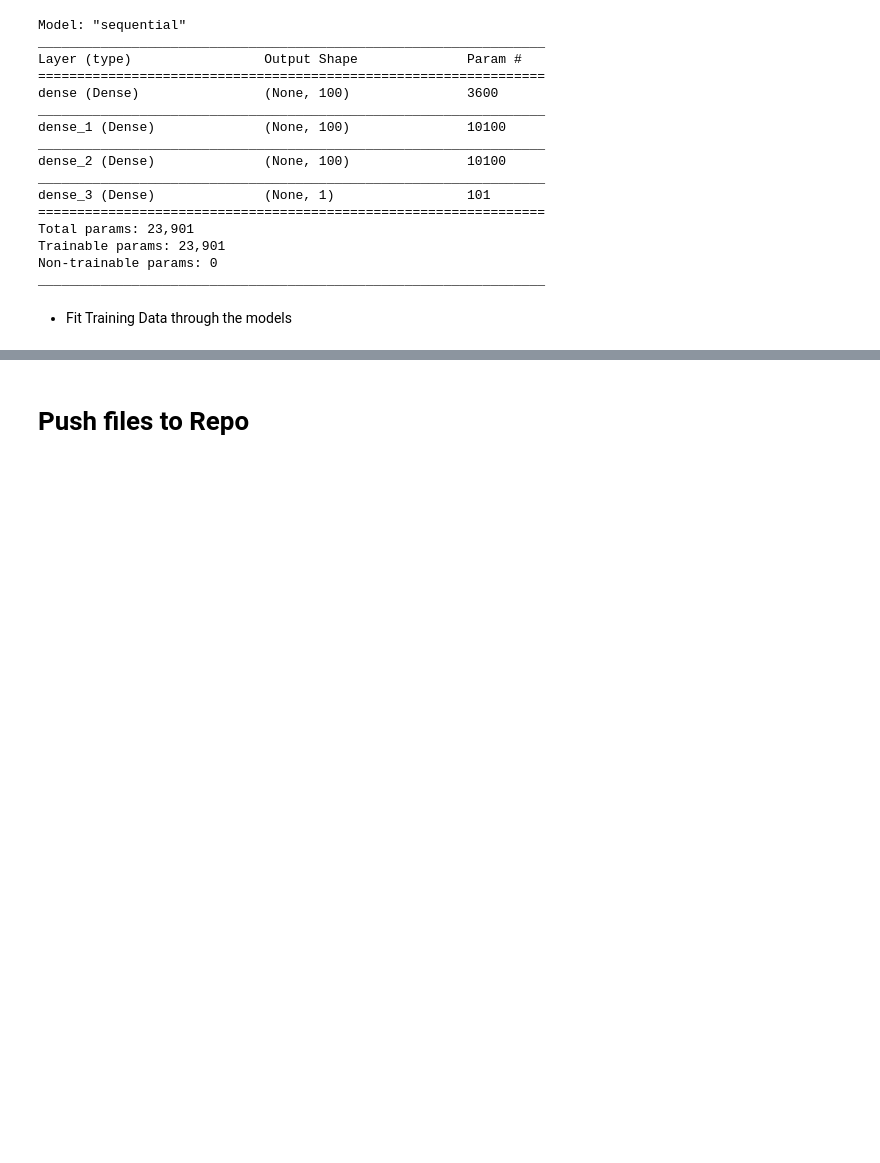
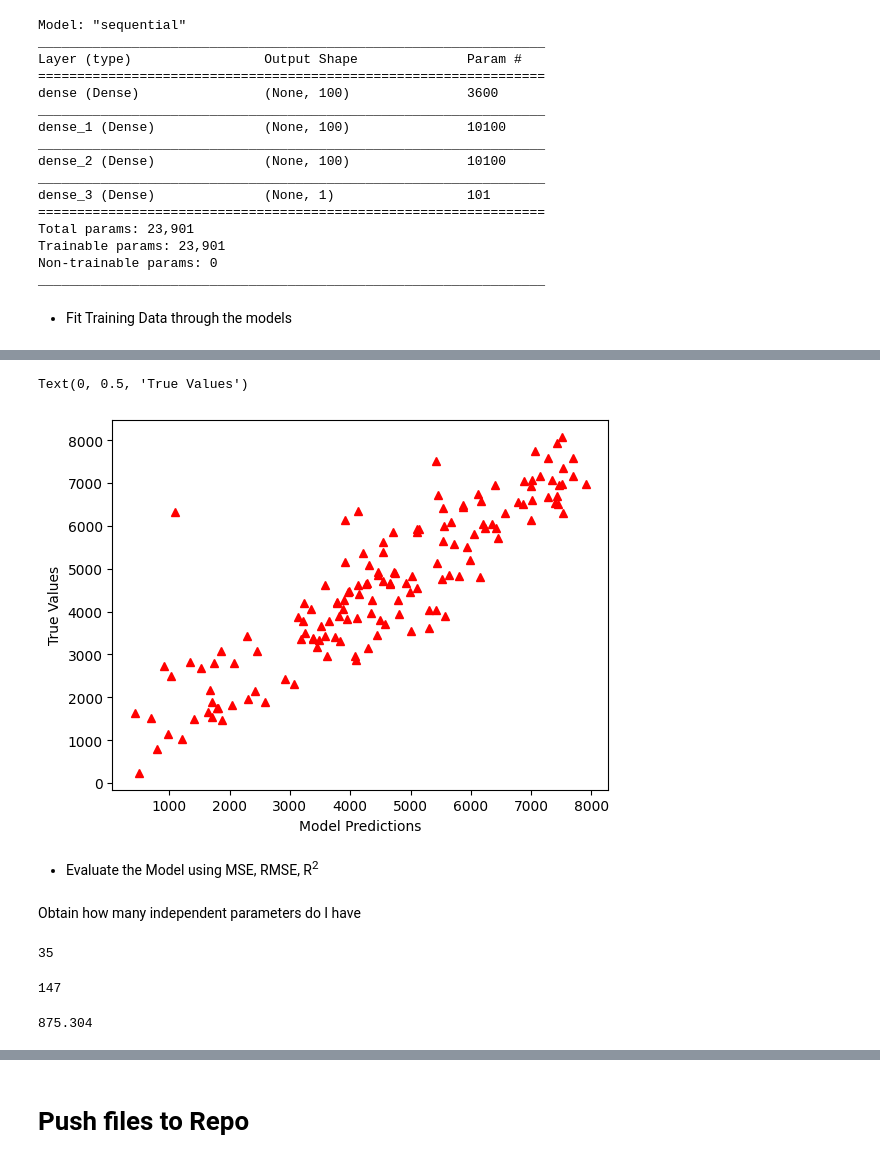
Before and after one commit to Xh3ni/BikeSharingRental, a Jupyter notebook: jupyter_notebooks/Visualize Dataset.ipynb, the cells around one changed output, grey strips where cells are left out. Drawn from its saved outputs; the diff is of its cells as text; code cells hidden in the pictures; blank space fills up the shorter version.

```diff
--- a/jupyter_notebooks/Visualize Dataset.ipynb
+++ b/jupyter_notebooks/Visualize Dataset.ipynb
@@ -474,0 +505,32 @@ Epoch 20/20
+# %%
+y_predict_orig = scaler.inverse_transform(y_predict)
+y_test_orig = scaler.inverse_transform(y_test)
+# %%
+plt.plot(y_test_orig, y_predict_orig, "^", color = 'r')
+plt.xlabel('Model Predictions')
+plt.ylabel('True Values')
+# %% [output]
+Text(0, 0.5, 'True Values')
+[figure, added]
+# %% [markdown]
+* Evaluate the Model using MSE, RMSE, R<sup>2</sup>
+# %% [markdown]
+Obtain how many independent parameters do I have
+# %%
+k = X_test.shape[1]
+k
+# %% [output]
+35
+# %%
+n = len(X_test)
+n
+# %% [output]
+147
+# %%
+from sklearn.metrics import r2_score, mean_squared_error, mean_absolute_error
+from math import sqrt
+
+RMSE = float(format(np.sqrt(mean_squared_error(y_test_orig, y_predict_orig)),'.3f'))
+RMSE
+# %% [output]
+875.304
```
Also changed, not shown: parts of 10 cells of this notebook.
